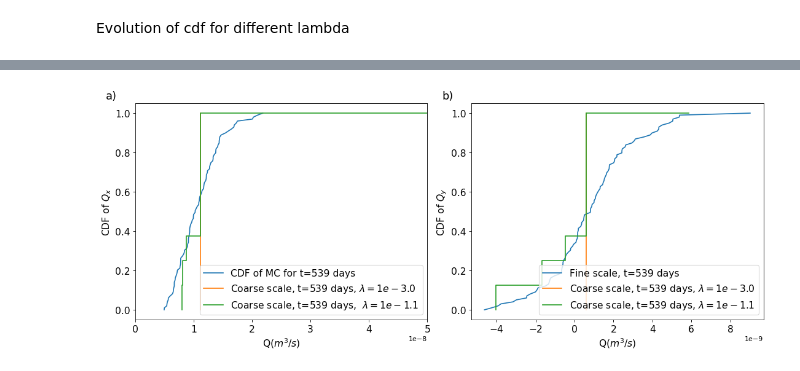
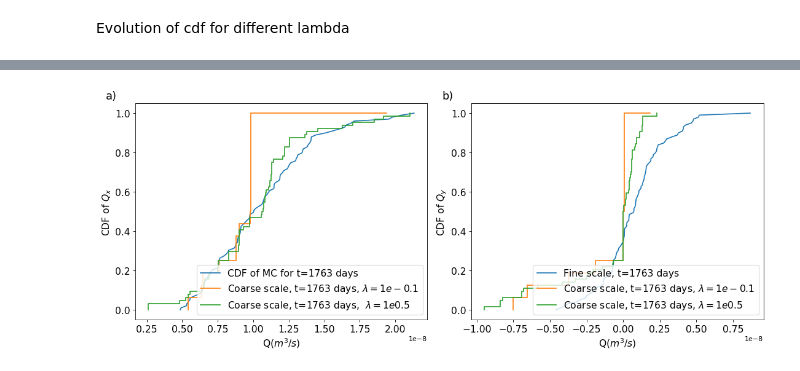
Before and after one commit to dbelivanis/Information-Theory-2, a Jupyter notebook: Optimization/check.ipynb, the cells around one changed output, grey strips where cells are left out. Cells and saved outputs as stored; diff of their text form; code cells hidden in the pictures.

```diff
--- a/Optimization/check.ipynb
+++ b/Optimization/check.ipynb
@@ -164,8 +164,8 @@ array([-9.84981010e-09, -9.83074629e-09, -7.81932135e-09, -7.86146832e-09,
 # %%
-epoch_1 = 1
-epoch_2 = 41
+epoch_1 = 60
+epoch_2 = 72
 
-time_step = 15
+time_step = 49
 
 
 my_dpi = 80
@@ -183,35 +183,35 @@ plt.plot(Q_MC[index_MC],np.linspace(0,1,100),label=rf'CDF of MC for t={ii} days'
 plot_cdf(p,q_x ,time_step,epoch_1,label=rf'Coarse scale, t={ii} days, $\lambda = 1e{np.round(lam[epoch_1],1)}$')
 plot_cdf(p,q_x ,time_step,epoch_2,label=rf'Coarse scale, t={ii} days,  $\lambda = 1e{np.round(lam[epoch_2],1)}$')
 
 plt.xlabel(r'Q($m^3/s$)', fontsize= 14)
 plt.ylabel(r'CDF of $Q_x$', fontsize= 14)
 
 plt.tick_params(axis='both', which='major', labelsize=14)
 plt.ticklabel_format(axis="x", style="sci", scilimits=(0,0))
 plt.legend(loc=4, fontsize= 14)
-plt.xlim(0.0, 5.0e-8)
+# plt.xlim(0.0, 5.0e-8)
 
 ax1 = plt.subplot(122)
 ax1.text(-0.1, 1.02, 'b)', transform=ax1.transAxes,size=16)
 
 Q_MC = q_MC_y[:,ii]
 
 index_MC = np.argsort(Q_MC)
 plt.plot(Q_MC[index_MC],np.linspace(0,1,100),label=rf'Fine scale, t={ii} days')
 plot_cdf(p,q_y ,time_step,epoch_1,label=rf'Coarse scale, t={ii} days, $\lambda = 1e{np.round(lam[epoch_1],1)}$')
 plot_cdf(p,q_y ,time_step,epoch_2,label=rf'Coarse scale, t={ii} days, $\lambda = 1e{np.round(lam[epoch_2],1)}$')
 
 plt.xlabel(r'Q($m^3/s$)', fontsize= 14)
 plt.ylabel(r'CDF of $Q_y$', fontsize= 14)
 
 plt.tick_params(axis='both', which='major', labelsize=14)
 plt.ticklabel_format(axis="x", style="sci", scilimits=(0,0))
 plt.legend(loc=4, fontsize= 14)
 plt.savefig('./../../../plots/2d_cdf_paper.pdf', bbox_inches='tight',dpi=my_dpi)
 
 plt.show()
 # %% [output]
-[figure, old version]
+[figure, new version]
 # %%
 # x1_2d = k_y[epoch,:,:]
 # w1 = p[epoch,:]
```
Also changed, not shown: parts of 10 cells of this notebook, 2 other files.
